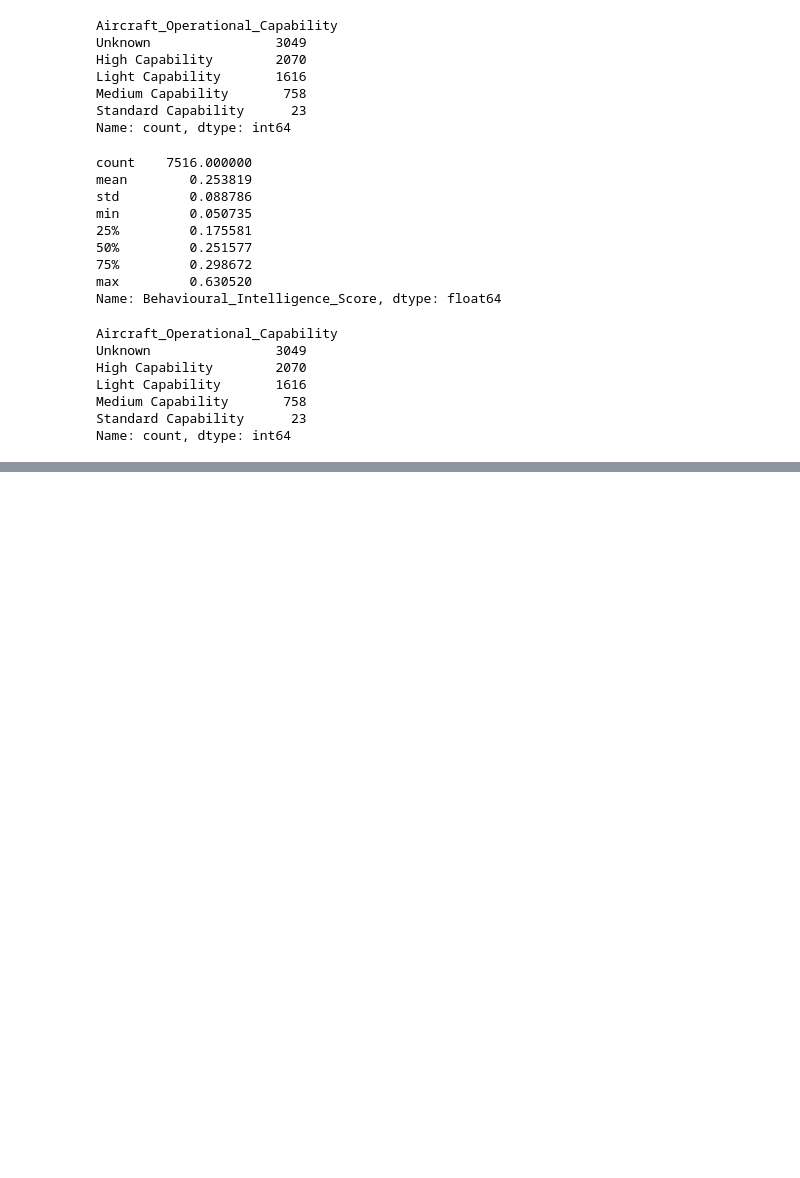
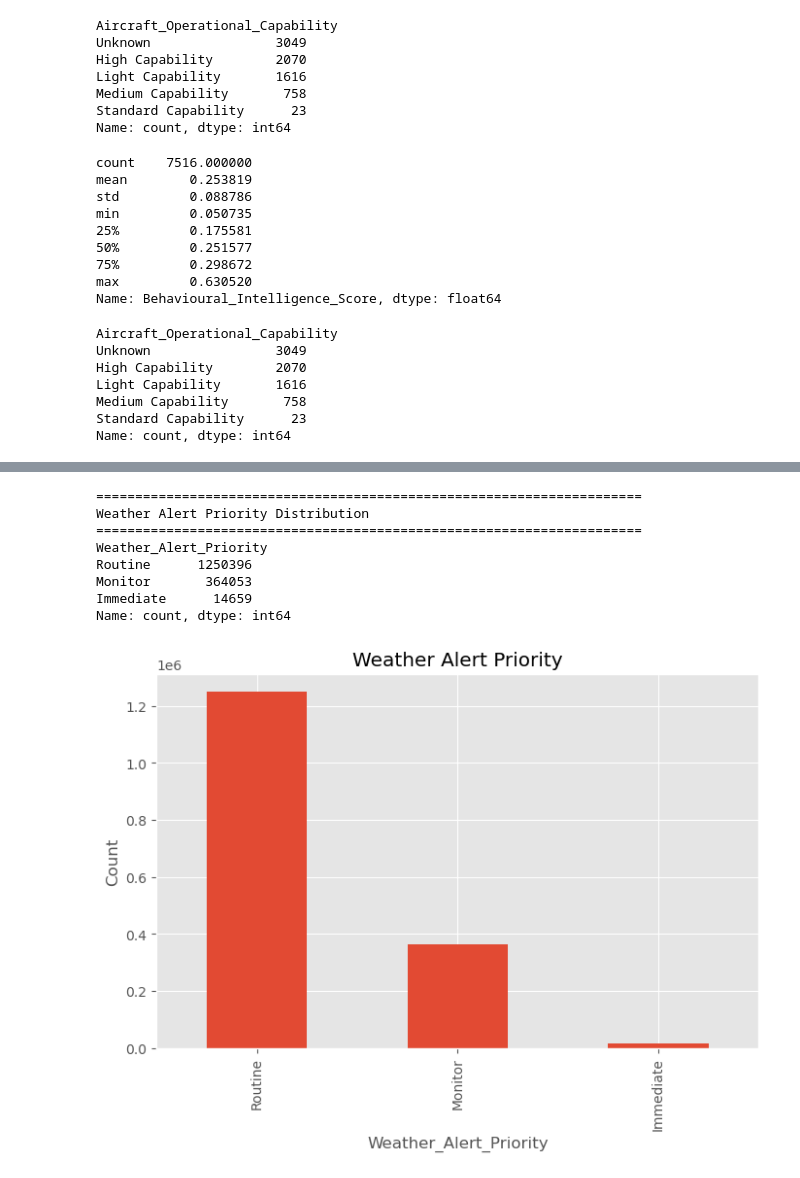
Before and after one commit to darshan-vgithub/Intelligent-Flight-Operations-Analytics-and-Decision-Support-Dashboard, a Jupyter notebook: notebooks/13_Hybrid_AI_Risk_Assessment_Engine.ipynb, the cells around one changed output, grey strips where cells are left out. Cells and saved outputs as stored; diff of their text form; code cells hidden in the pictures; blank space fills up the shorter version.

```diff
--- a/notebooks/13_Hybrid_AI_Risk_Assessment_Engine.ipynb
+++ b/notebooks/13_Hybrid_AI_Risk_Assessment_Engine.ipynb
@@ -276,0 +383,30 @@ Name: count, dtype: int64
+# %%
+print("="*70)
+print("Weather Alert Priority Distribution")
+print("="*70)
+
+weather_alert = weather_df["Weather_Alert_Priority"].value_counts()
+
+print(weather_alert)
+
+plt.figure(figsize=(8,5))
+
+weather_alert.plot(
+    kind="bar"
+)
+
+plt.title("Weather Alert Priority")
+
+plt.ylabel("Count")
+
+plt.show()
+# %% [output]
+======================================================================
+Weather Alert Priority Distribution
+======================================================================
+Weather_Alert_Priority
+Routine      1250396
+Monitor       364053
+Immediate      14659
+Name: count, dtype: int64
+[figure, added]
```
Also changed, not shown: parts of 13 cells of this notebook.
